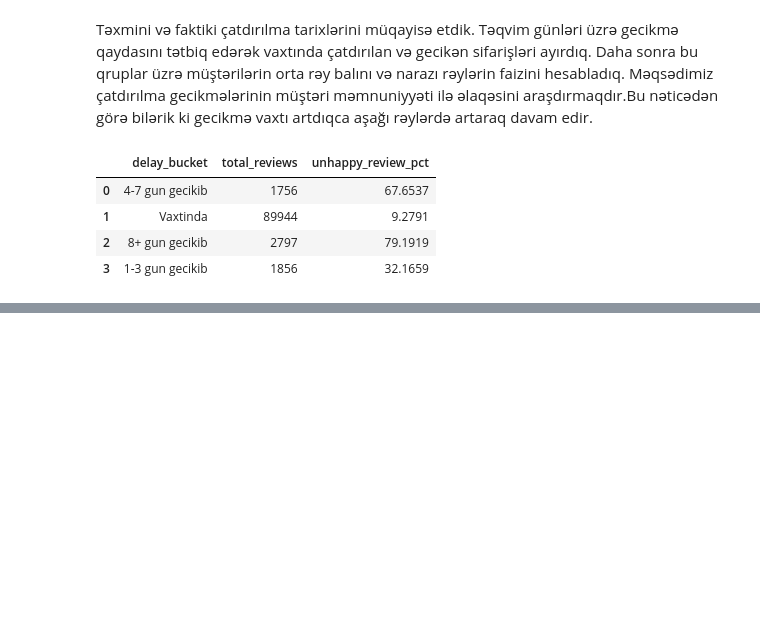
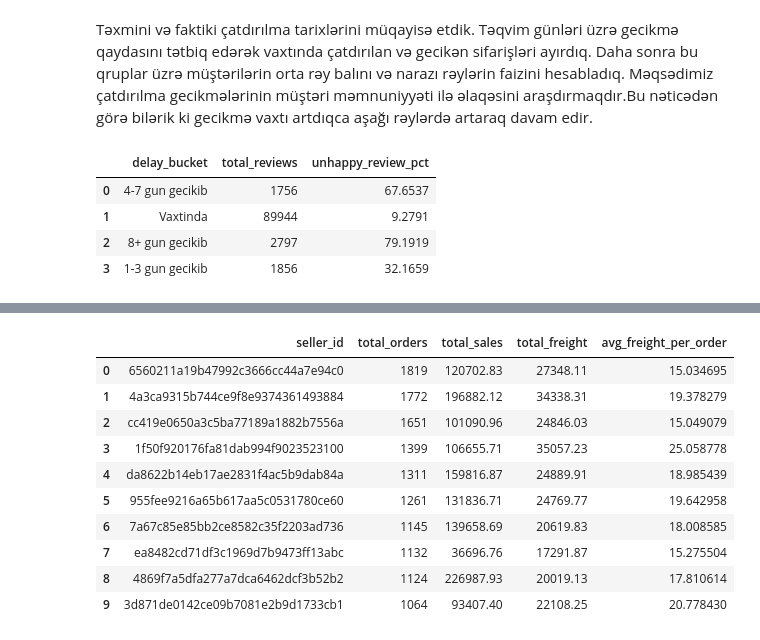
Before and after one commit to abasovmanaf-3267/olist-ecommerce-analytics, a Jupyter notebook: notebooks/03_gold/03_gold_analysis/03_gold_analysis_b.ipynb, the cells around one changed output, grey strips where cells are left out. Saved outputs shown, nothing was run; the diff lists cells and outputs as text; code cells hidden in the pictures; blank space fills up the shorter version.

```diff
--- a/notebooks/03_gold/03_gold_analysis/03_gold_analysis_b.ipynb
+++ b/notebooks/03_gold/03_gold_analysis/03_gold_analysis_b.ipynb
@@ -147,0 +334,25 @@ df
+# %%
+df = pd.read_sql("""
+    SELECT
+        seller_id,
+        total_orders,
+        total_sales,
+        total_freight,
+        CAST(total_freight AS DECIMAL(18, 2)) / NULLIF(total_orders, 0) AS avg_freight_per_order
+    FROM gold.mart_seller_performance
+    ORDER BY total_orders DESC
+""", engine)
+
+df.head(10)
+# %% [output]
+|  | seller_id | total_orders | total_sales | total_freight | avg_freight_per_order |
+| 0 | 6560211a19b47992c3666cc44a7e94c0 | 1819 | 120702.83 | 27348.11 | 15.034695 |
+| 1 | 4a3ca9315b744ce9f8e9374361493884 | 1772 | 196882.12 | 34338.31 | 19.378279 |
+| 2 | cc419e0650a3c5ba77189a1882b7556a | 1651 | 101090.96 | 24846.03 | 15.049079 |
+| 3 | 1f50f920176fa81dab994f9023523100 | 1399 | 106655.71 | 35057.23 | 25.058778 |
+| 4 | da8622b14eb17ae2831f4ac5b9dab84a | 1311 | 159816.87 | 24889.91 | 18.985439 |
+| 5 | 955fee9216a65b617aa5c0531780ce60 | 1261 | 131836.71 | 24769.77 | 19.642958 |
+| 6 | 7a67c85e85bb2ce8582c35f2203ad736 | 1145 | 139658.69 | 20619.83 | 18.008585 |
+| 7 | ea8482cd71df3c1969d7b9473ff13abc | 1132 | 36696.76 | 17291.87 | 15.275504 |
+| 8 | 4869f7a5dfa277a7dca6462dcf3b52b2 | 1124 | 226987.93 | 20019.13 | 17.810614 |
+| 9 | 3d871de0142ce09b7081e2b9d1733cb1 | 1064 | 93407.40 | 22108.25 | 20.778430 |
```
Also changed, not shown: parts of 19 cells of this notebook.
